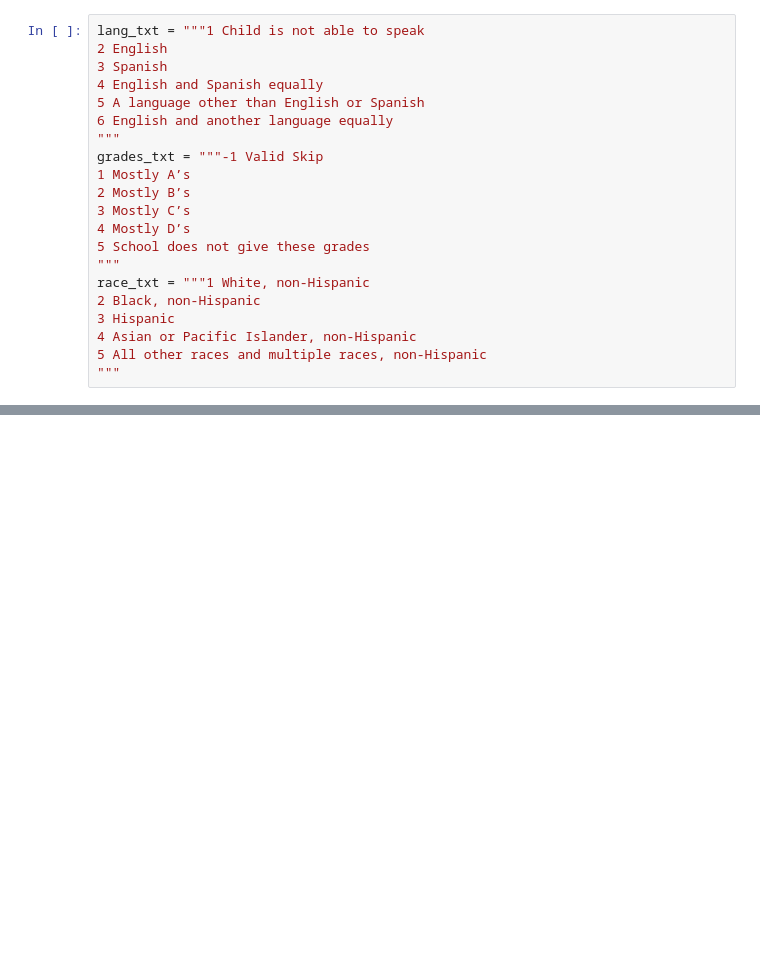
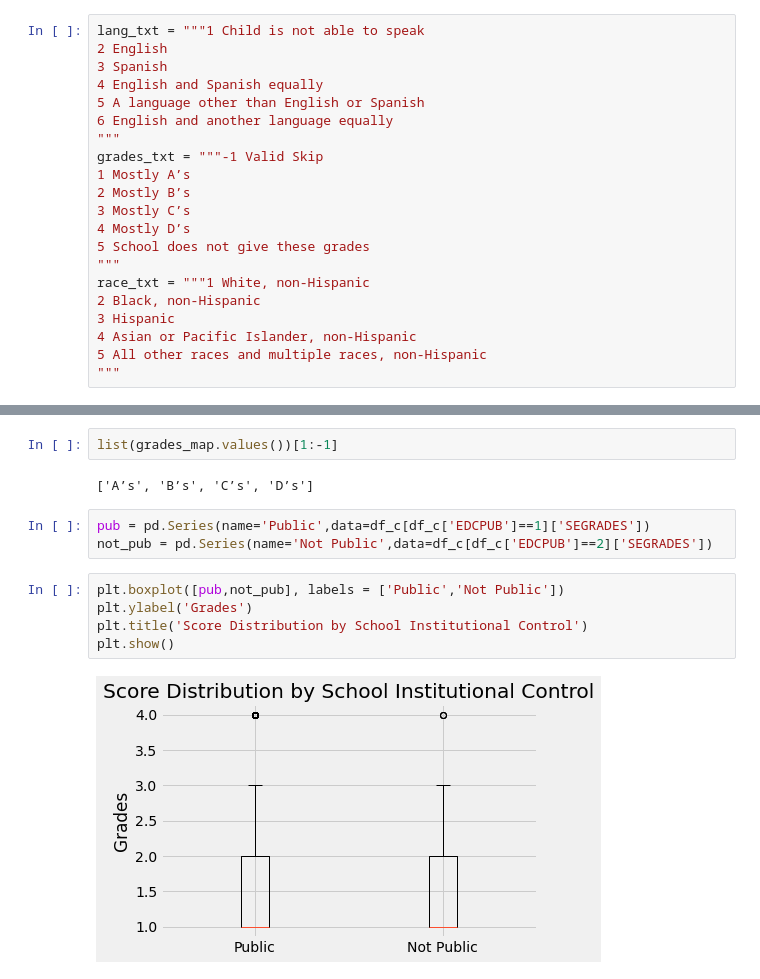
Before and after one commit to mattzhao-R/data-118, a Jupyter notebook: Project118_Fall22.ipynb, the cells around one changed output, grey strips where cells are left out. Drawn from its saved outputs; the diff is of its cells as text; blank space fills up the shorter version.

```diff
--- a/Project118_Fall22.ipynb
+++ b/Project118_Fall22.ipynb
@@ -297,0 +291,14 @@ ax2.boxplot(proj1_df[proj1_df['EDCPUB'] == 2]['SEGRADES'])
+# %%
+list(grades_map.values())[1:-1]
+# %% [output]
+['A’s', 'B’s', 'C’s', 'D’s']
+# %%
+pub = pd.Series(name='Public',data=df_c[df_c['EDCPUB']==1]['SEGRADES'])
+not_pub = pd.Series(name='Not Public',data=df_c[df_c['EDCPUB']==2]['SEGRADES'])
+# %%
+plt.boxplot([pub,not_pub], labels = ['Public','Not Public'])
+plt.ylabel('Grades')
+plt.title('Score Distribution by School Institutional Control')
+plt.show()
+# %% [output]
+[figure, added]
```
Also changed, not shown: parts of 14 cells of this notebook.
